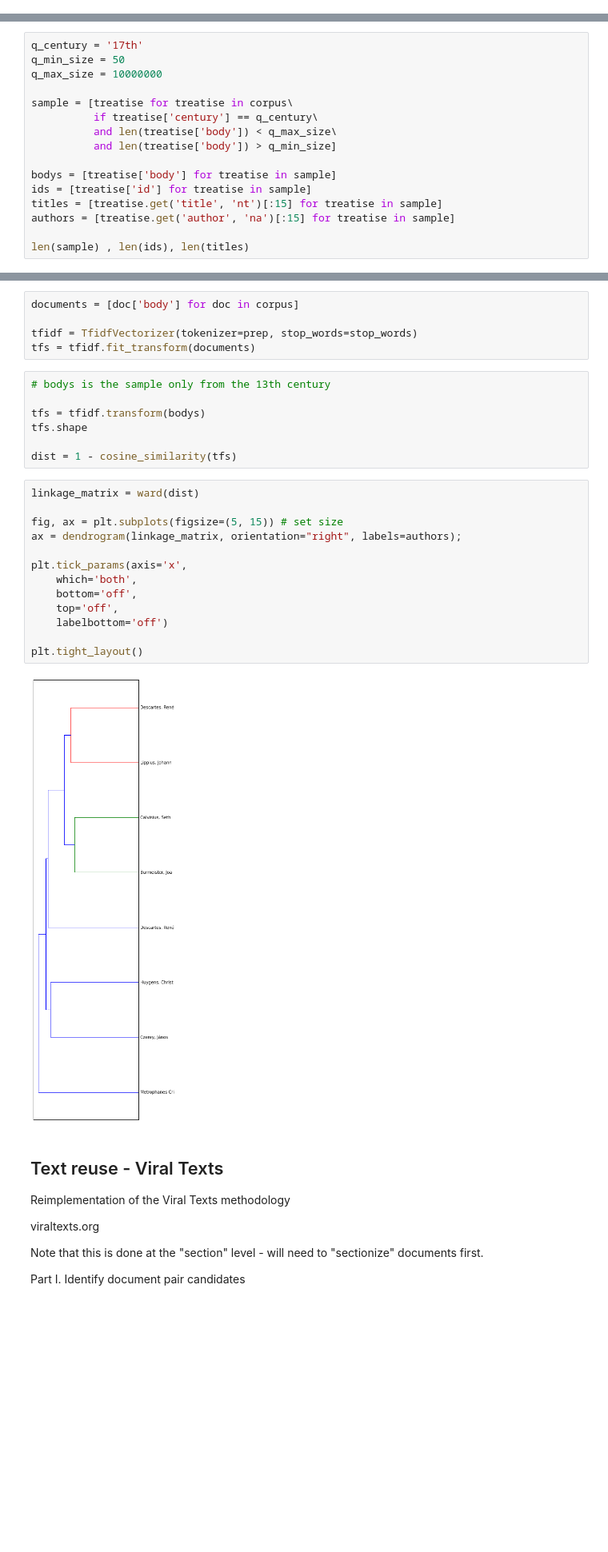
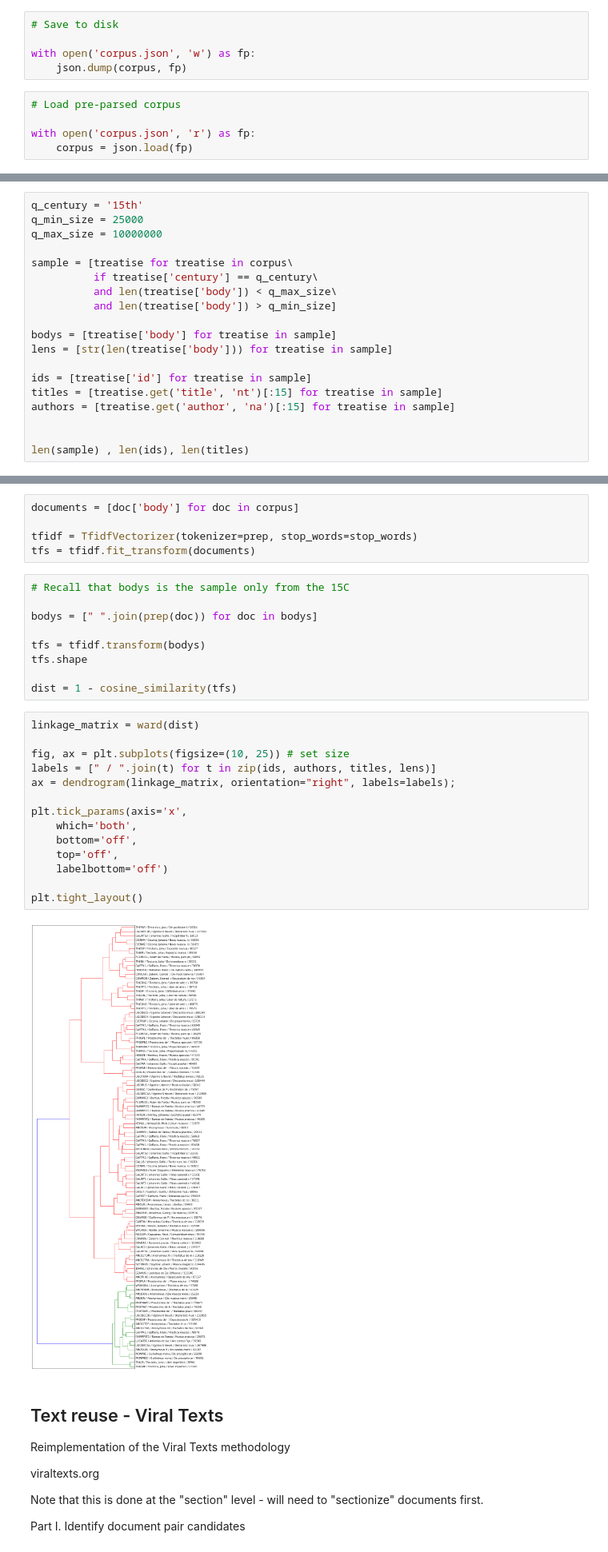
Before and after one commit to eamonnbell/tml-corpus, a Jupyter notebook: TML Corpus Study.ipynb, the cells around one changed output, grey strips where cells are left out. Shown at 80% size. Cells and saved outputs as stored; diff of their text form; blank space fills up the shorter version.

```diff
--- a/TML Corpus Study.ipynb
+++ b/TML Corpus Study.ipynb
@@ -129,6 +141,16 @@ import unidecode
 for item in corpus:
     with open('./corpus/body/{}.txt'.format(item['id']), 'w') as f:
         f.write(unidecode.unidecode(item['body']))
+# %%
+# Save to disk
+
+with open('corpus.json', 'w') as fp:
+    json.dump(corpus, fp)
+# %%
+# Load pre-parsed corpus
+
+with open('corpus.json', 'r') as fp:
+    corpus = json.load(fp)
 # %%
 def prepare_id_info_map(corpus):
     id_info_map = {}
@@ -196,8 +244,8 @@ This is some code to restrict sample to a certain set of parameters
 
 TODO: Make a proper query interface for corpus entries
 # %%
-q_century = '17th'
-q_min_size = 50
+q_century = '15th'
+q_min_size = 25000
 q_max_size = 10000000
 
 sample = [treatise for treatise in corpus\
@@ -206,9 +254,12 @@ sample = [treatise for treatise in corpus\
           and len(treatise['body']) > q_min_size]
 
 bodys = [treatise['body'] for treatise in sample]
+lens = [str(len(treatise['body'])) for treatise in sample]
+
 ids = [treatise['id'] for treatise in sample]
 titles = [treatise.get('title', 'nt')[:15] for treatise in sample]
 authors = [treatise.get('author', 'na')[:15] for treatise in sample]
 
+
 len(sample) , len(ids), len(titles)
 # %% [output]
@@ -226,7 +279,9 @@ documents = [doc['body'] for doc in corpus]
 tfidf = TfidfVectorizer(tokenizer=prep, stop_words=stop_words)
 tfs = tfidf.fit_transform(documents)
 # %%
-# bodys is the sample only from the 13th century
+# Recall that bodys is the sample only from the 15C
+
+bodys = [" ".join(prep(doc)) for doc in bodys]
 
 tfs = tfidf.transform(bodys)
 tfs.shape
@@ -235,18 +290,19 @@ dist = 1 - cosine_similarity(tfs)
 # %%
 linkage_matrix = ward(dist)
 
-fig, ax = plt.subplots(figsize=(5, 15)) # set size
-ax = dendrogram(linkage_matrix, orientation="right", labels=authors);
+fig, ax = plt.subplots(figsize=(10, 25)) # set size
+labels = [" / ".join(t) for t in zip(ids, authors, titles, lens)]
+ax = dendrogram(linkage_matrix, orientation="right", labels=labels);
 
 plt.tick_params(axis='x',
     which='both',
     bottom='off',
     top='off',
     labelbottom='off')
 
 plt.tight_layout()
 # %% [output]
-[figure, old version]
+[figure, new version]
 # %% [markdown]
 ## Text reuse - Viral Texts
 
```
Also changed, not shown: parts of 47 cells of this notebook, 2 other files.
